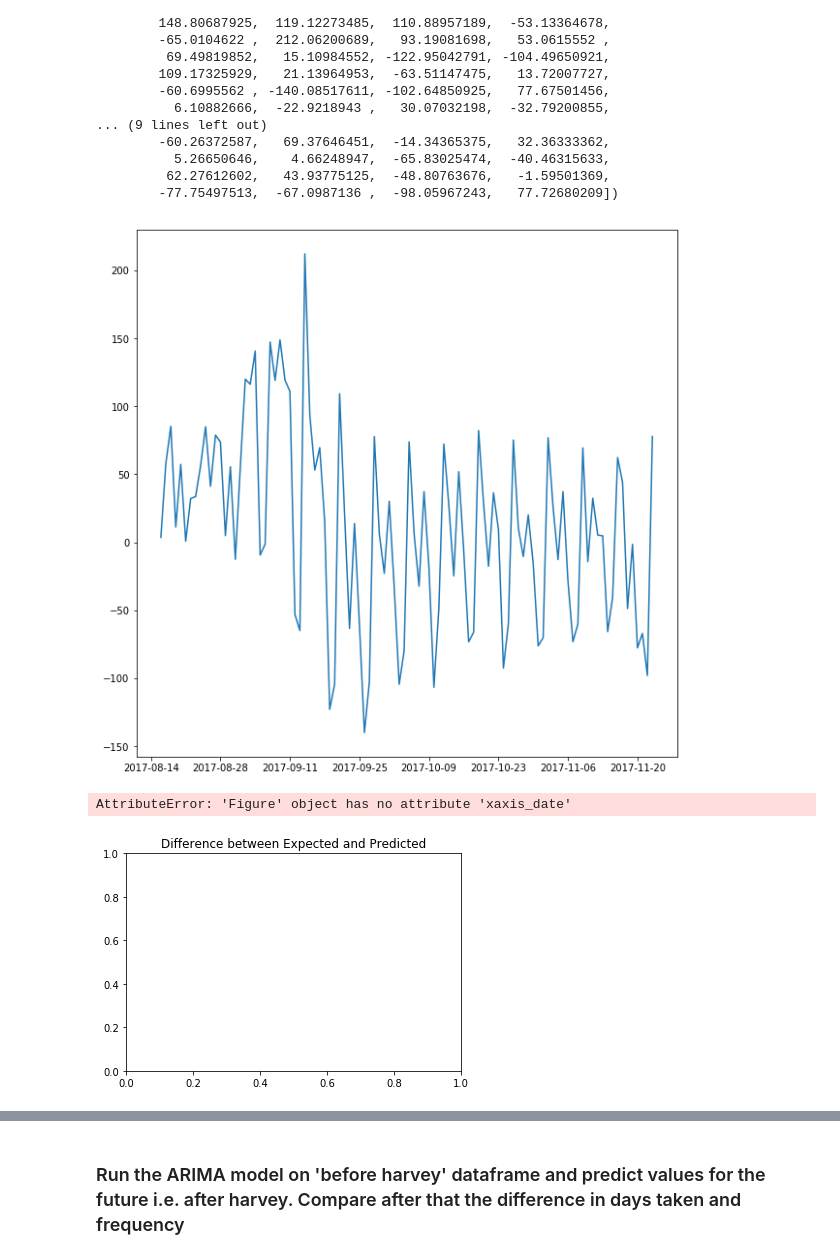
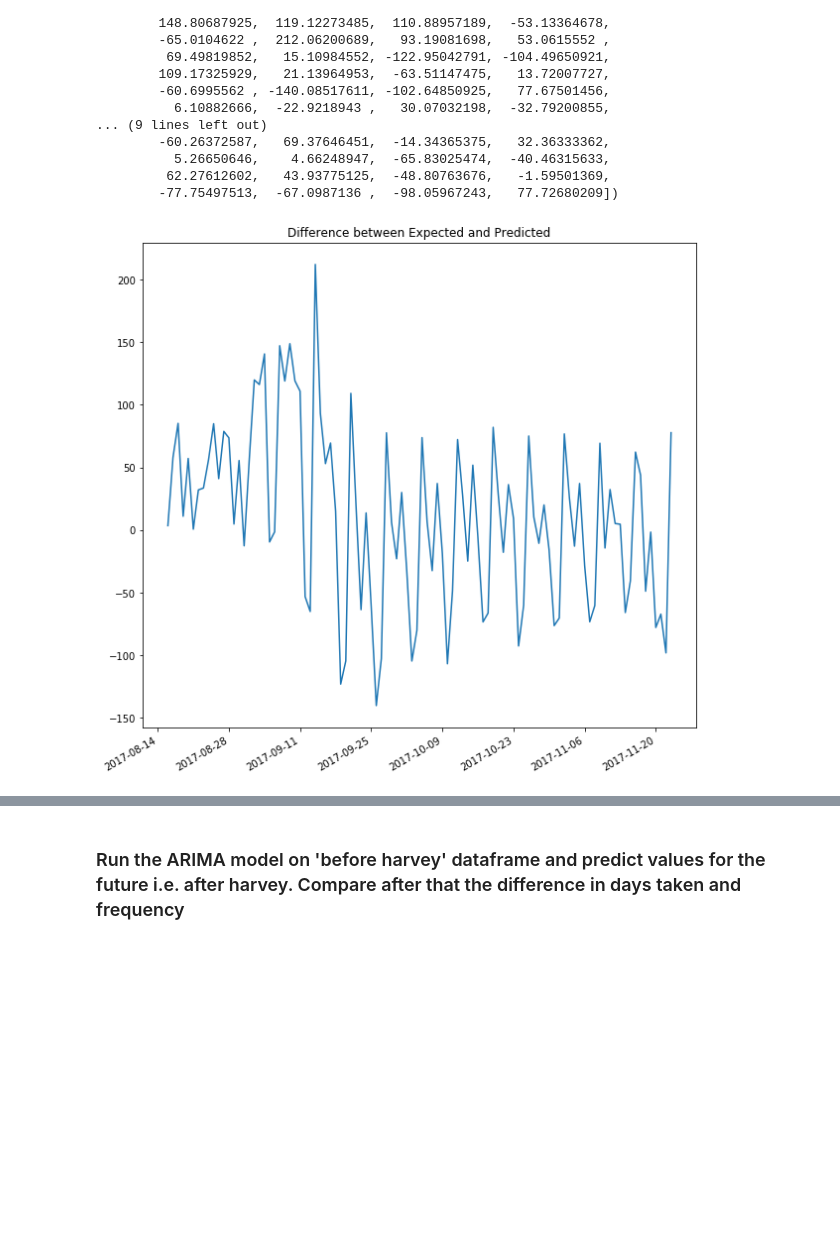
Before and after one commit to SohamMody/ADS_final, a Jupyter notebook: Cleaning_update.ipynb, the cells around one changed output, grey strips where cells are left out. Cells and saved outputs as stored; diff of their text form; code cells hidden in the pictures; blank space fills up the shorter version.

```diff
--- a/Cleaning_update.ipynb
+++ b/Cleaning_update.ipynb
@@ -698,7 +727,7 @@ test_dates = harvey_acr_freq.loc[datetime.date(2017,8,16):datetime.date(2018,3,1
 train,test = harvey_acr_freq[harvey_acr_freq.index < datetime.date(2017,8,16)].Case_Number.values,\
                             harvey_acr_freq.loc[datetime.date(2017,8,16):datetime.date(2018,3,1)].Case_Number.values
 # %%
-model = ARIMA(train[:500], order=(5,0,0))
+model = ARIMA(train[:500], order=(8,0,0))
 model_fit = model.fit(disp=0)
 print(model_fit.summary())
 # plot residual errors
@@ -755,14 +784,14 @@ array([ 822.88888889,  906.88888889,  843.22222222, ..., 1058.44444444,
 # %%
 history = [x for x in train[:500]]
 predictions = list()
-for t in range(len(test[:100])):
-    model = ARIMA(history, order=(3,0,0))
+for t in range(len(test[:150])):
+    model = ARIMA(history, order=(8,0,0))
     model_fit = model.fit(disp=0)
     output = model_fit.forecast()
     yhat = output[0]
     predictions.append(yhat)
     obs = test[t]
-#     history.append(obs)
+    history.append(yhat)
     print('predicted=%f, expected=%f' % (yhat, obs))
 error = mean_squared_error(test[:100], predictions)
 print('Test MSE: %.3f' % error)
@@ -994,14 +1042,11 @@ array([   3.56976369,   57.86998391,   85.21182846,   11.03520081,
          62.27612602,   43.93775125,  -48.80763676,   -1.59501369,
         -77.75497513,  -67.0987136 ,  -98.05967243,   77.72680209])
 # %%
-ax,fig = plt.subplots(figsize=(10,10))
+fig,ax = plt.subplots(figsize=(10,10))
 plt.plot(test_dates[:100],test[:100] - predictions_3_0_0)
-plt.show()
 plt.title('Difference between Expected and Predicted')
 ax.xaxis_date()
 fig.autofmt_xdate()
 # %% [output]
-[figure, old version]
+[figure, new version]
-AttributeError: 'Figure' object has no attribute 'xaxis_date'
-[figure, removed]
 # %%
```
Also changed, not shown: parts of 33 cells of this notebook.
